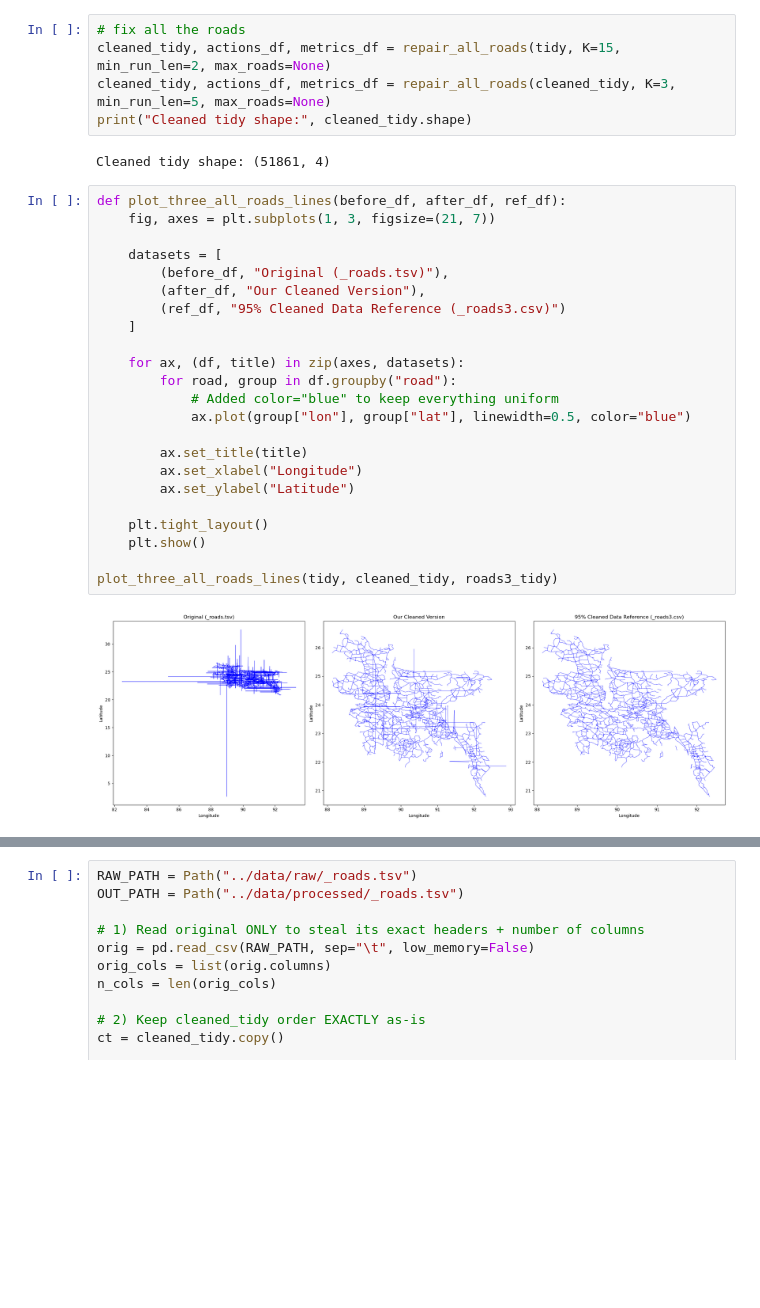
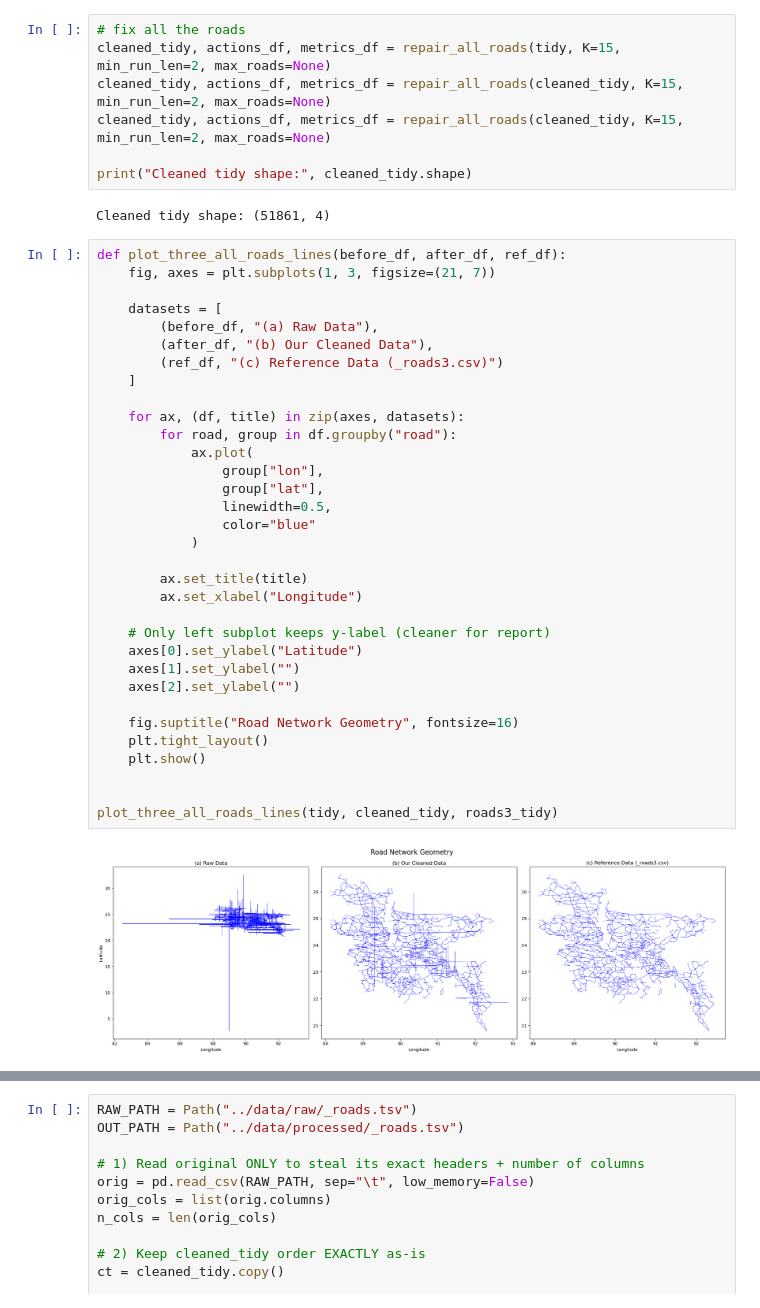
Before and after one commit to taufik-my/ASIM_Team14, a Jupyter notebook: EPA133a-G14-A1/notebook/fixing_road.ipynb, the cells around one changed output, grey strips where cells are left out. Cells and saved outputs as stored; diff of their text form; blank space fills up the shorter version.

Commit message:
the most updated fixing roads

```diff
--- a/EPA133a-G14-A1/notebook/fixing_road.ipynb
+++ b/EPA133a-G14-A1/notebook/fixing_road.ipynb
@@ -722,32 +722,44 @@ plot_road_before_after_prof(tidy, "N111", roads3_tidy, K=15)   # pick any road y
 # %%
 # fix all the roads
 cleaned_tidy, actions_df, metrics_df = repair_all_roads(tidy, K=15, min_run_len=2, max_roads=None)
-cleaned_tidy, actions_df, metrics_df = repair_all_roads(cleaned_tidy, K=3, min_run_len=5, max_roads=None)
+cleaned_tidy, actions_df, metrics_df = repair_all_roads(cleaned_tidy, K=15, min_run_len=2, max_roads=None)
+cleaned_tidy, actions_df, metrics_df = repair_all_roads(cleaned_tidy, K=15, min_run_len=2, max_roads=None)
+
 print("Cleaned tidy shape:", cleaned_tidy.shape)
 # %% [output]
 Cleaned tidy shape: (51861, 4)
 # %%
 def plot_three_all_roads_lines(before_df, after_df, ref_df):
     fig, axes = plt.subplots(1, 3, figsize=(21, 7))
 
     datasets = [
-        (before_df, "Original (_roads.tsv)"),
-        (after_df, "Our Cleaned Version"),
-        (ref_df, "95% Cleaned Data Reference (_roads3.csv)")
+        (before_df, "(a) Raw Data"),
+        (after_df, "(b) Our Cleaned Data"),
+        (ref_df, "(c) Reference Data (_roads3.csv)")
     ]
 
     for ax, (df, title) in zip(axes, datasets):
         for road, group in df.groupby("road"):
-            # Added color="blue" to keep everything uniform
-            ax.plot(group["lon"], group["lat"], linewidth=0.5, color="blue")
+            ax.plot(
+                group["lon"],
+                group["lat"],
+                linewidth=0.5,
+                color="blue"
+            )
 
         ax.set_title(title)
         ax.set_xlabel("Longitude")
-        ax.set_ylabel("Latitude")
 
+    # Only left subplot keeps y-label (cleaner for report)
+    axes[0].set_ylabel("Latitude")
+    axes[1].set_ylabel("")
+    axes[2].set_ylabel("")
+
+    fig.suptitle("Road Network Geometry", fontsize=16)
     plt.tight_layout()
     plt.show()
 
+
 plot_three_all_roads_lines(tidy, cleaned_tidy, roads3_tidy)
 # %% [output]
-[figure, old version]
+[figure, new version]
```
Also changed, not shown: parts of 2 cells of this notebook, 2 other files.
